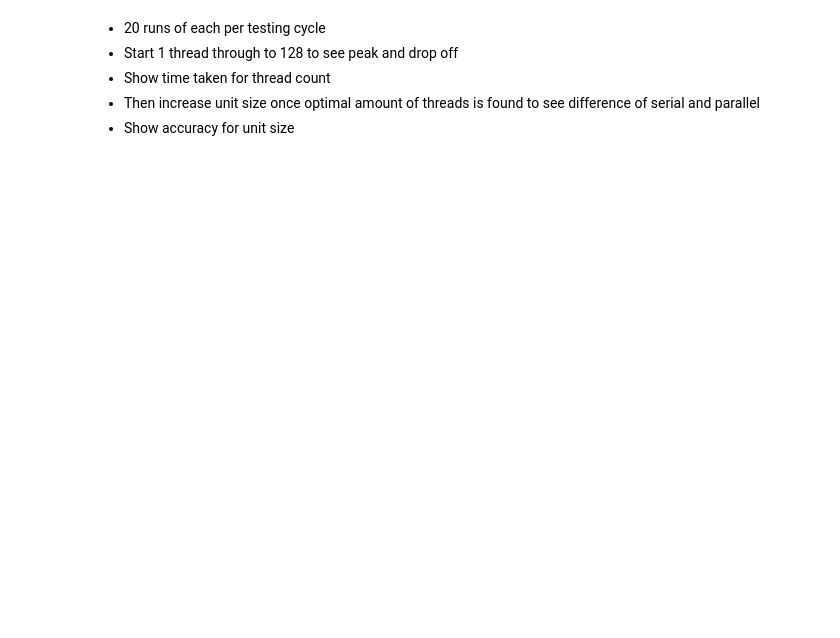
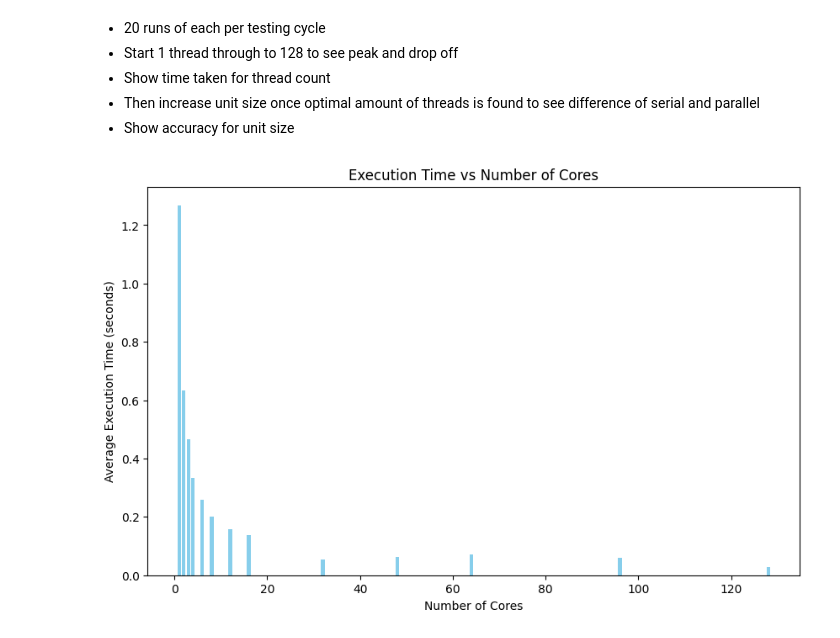
Before and after one commit to F1-uxy/CS-431, a Jupyter notebook: homework01/analysis.ipynb, the cells around one changed output. Drawn from its saved outputs; the diff is of its cells as text; code cells hidden in the pictures; blank space fills up the shorter version.

```diff
--- a/homework01/analysis.ipynb
+++ b/homework01/analysis.ipynb
@@ -31,3 +71,17 @@ df = pd.DataFrame({
+# %%
+folder_path = 'x-results'
+pairs = []
+
+for filename in os.listdir(folder_path):
+    if os.path.isfile(os.path.join(folder_path, filename)):
+        df = generateDataFrames("x-results/" + filename)
+        filterData(df)
+        pair = (filename.split("-")[0], df["time_monte_carlo"].mean())
+        pairs.append(pair)
+
+plot_execution_times(pairs)
+# %% [output]
+[figure, added]
 # %%
 # Loop through time columns to filter out outliers and plot
 for time_col in ['time_1', 'time_2', 'time_3']:
```
Also changed, not shown: parts of 3 cells of this notebook, 4 other files.
